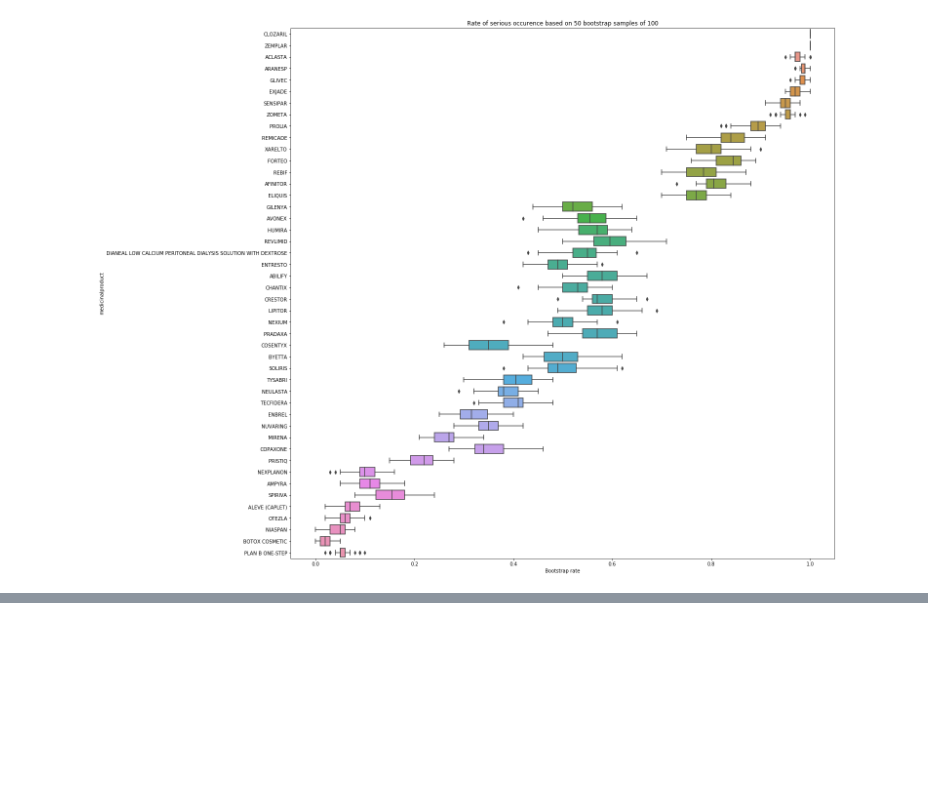
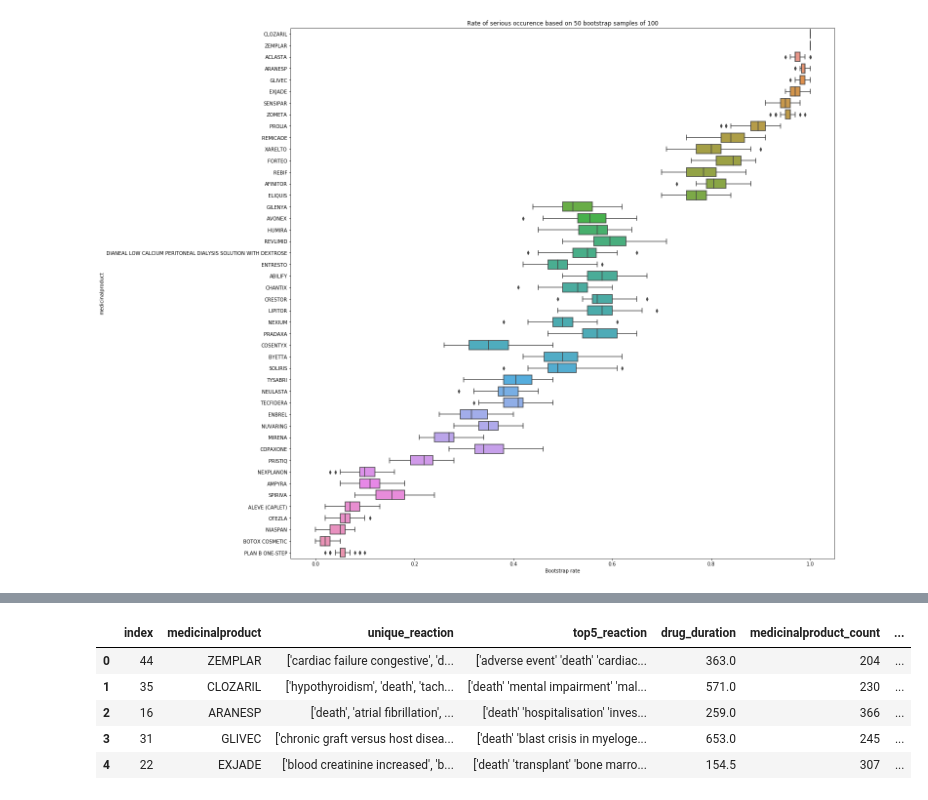
Before and after one commit to samimath/openFDA, a Jupyter notebook: eda.ipynb, the cells around one changed output, grey strips where cells are left out. Drawn from its saved outputs; the diff is of its cells as text; code cells hidden in the pictures; blank space fills up the shorter version.

```diff
--- a/eda.ipynb
+++ b/eda.ipynb
@@ -373,10 +367,27 @@ medicinal_product_bootstrap = compile_bootstrap(data_subset=data_subset, col ='m
 # %%
 drug_reactions = pd.DataFrame()
 
 for drug in medicinal_product_bootstrap['medicinalproduct'].unique():
 
     subset = data_subset[data_subset['medicinalproduct']==drug]
+    event_count = medicinalproduct_count['medicinalproduct_count'][medicinalproduct_count['medicinalproduct']==drug]
+    reactions = subset['reactionmeddrapt'].apply(lambda s : s.lower())
+    top5_reaction = str(reactions.value_counts().reset_index().sort_values('reactionmeddrapt',ascending = False).head(5)['index'].unique())
     reaction_list = str([r.lower() for r in subset['reactionmeddrapt']])
-    drug_reactions = drug_reactions.append(pd.DataFrame(data = {'medicinalproduct':[drug], 'unique_reaction':[reaction_list]}))
+
+    drug_duration = subset['drug_duration'].dropna().median()
+    drug_reactions = drug_reactions.append(pd.DataFrame(data = {'medicinalproduct':[drug], 'unique_reaction':[reaction_list],\
+                                                                'top5_reaction':top5_reaction,'drug_duration':drug_duration,\
+                                                               'medicinalproduct_count':event_count}))
+
+drug_reactions['drug_duration_disc'] = [str(s) for s in pd.cut(reaction_df2['drug_duration'],10)]
 
 drug_reactions.reset_index(inplace = True)
+drug_reactions.head()
+# %% [output]
+|  | index | medicinalproduct | unique_reaction | top5_reaction | drug_duration | medicinalproduct_count | ... |
+| 0 | 44 | ZEMPLAR | ['cardiac failure congestive', 'd... | ['adverse event' 'death' 'cardiac... | 363.0 | 204 | ... |
+| 1 | 35 | CLOZARIL | ['hypothyroidism', 'death', 'tach... | ['death' 'mental impairment' 'mal... | 571.0 | 230 | ... |
+| 2 | 16 | ARANESP | ['death', 'atrial fibrillation', ... | ['death' 'hospitalisation' 'inves... | 259.0 | 366 | ... |
+| 3 | 31 | GLIVEC | ['chronic graft versus host disea... | ['death' 'blast crisis in myeloge... | 653.0 | 245 | ... |
+| 4 | 22 | EXJADE | ['blood creatinine increased', 'b... | ['death' 'transplant' 'bone marro... | 154.5 | 307 | ... |
```
Also changed, not shown: parts of 45 cells of this notebook, 1 other file.
